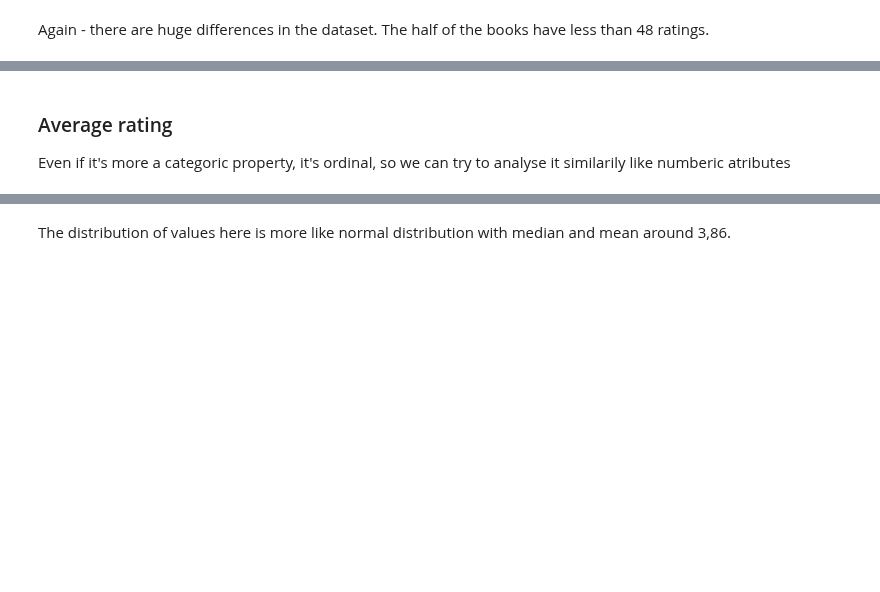
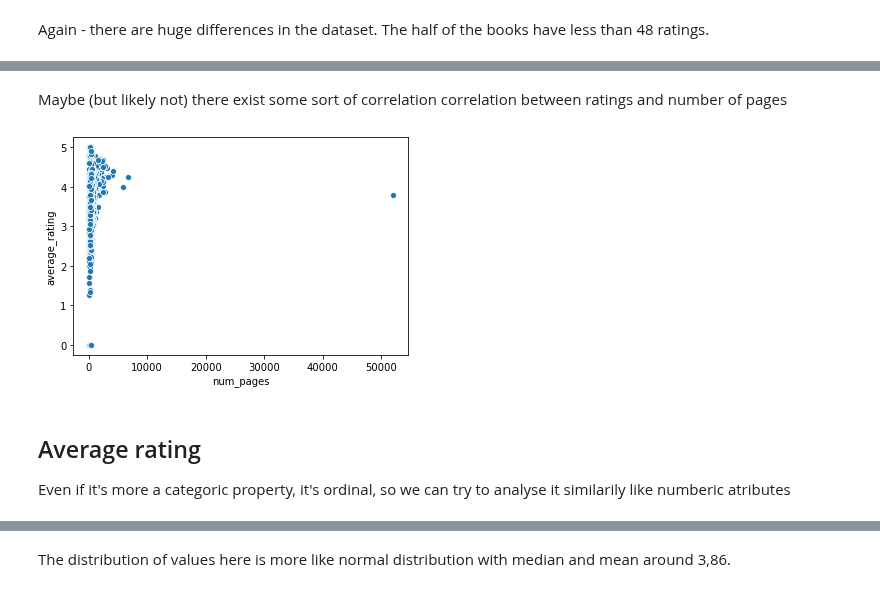
Before and after one commit to Pomichal/oznal-project, a Jupyter notebook: notebooks/DataAnalysis.ipynb, the cells around one changed output, grey strips where cells are left out. Saved outputs shown, nothing was run; the diff lists cells and outputs as text; code cells hidden in the pictures; blank space fills up the shorter version.

```diff
--- a/notebooks/DataAnalysis.ipynb
+++ b/notebooks/DataAnalysis.ipynb
@@ -139,5 +191,11 @@ Again - there are huge differences in the dataset. The half of the books have le
+# %% [markdown]
+Maybe (but likely not) there exist some sort of correlation correlation between ratings and number of pages
+# %%
+ax = sns.scatterplot(x="num_pages", y="average_rating", data=books)
+# %% [output]
+[figure, added]
 # %% [markdown]
-### Average rating
+## Average rating
 
 Even if it's more a categoric property, it's ordinal, so we can try to analyse it similarily like numberic atributes
 # %%
```
Also changed, not shown: parts of 42 cells of this notebook, 3 other files.
